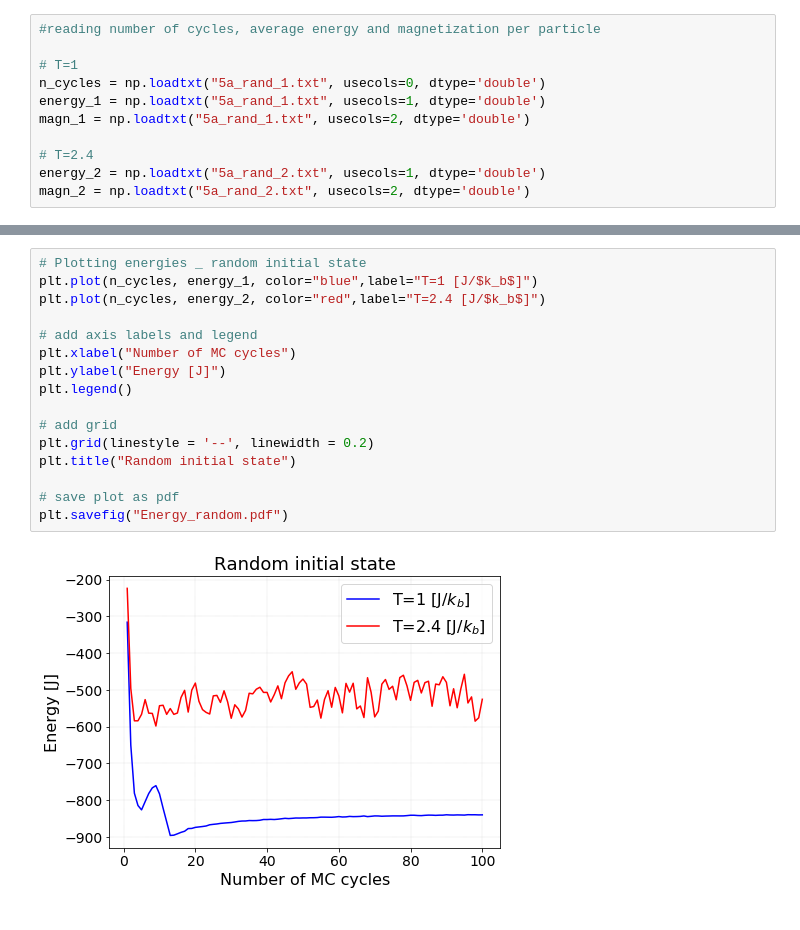
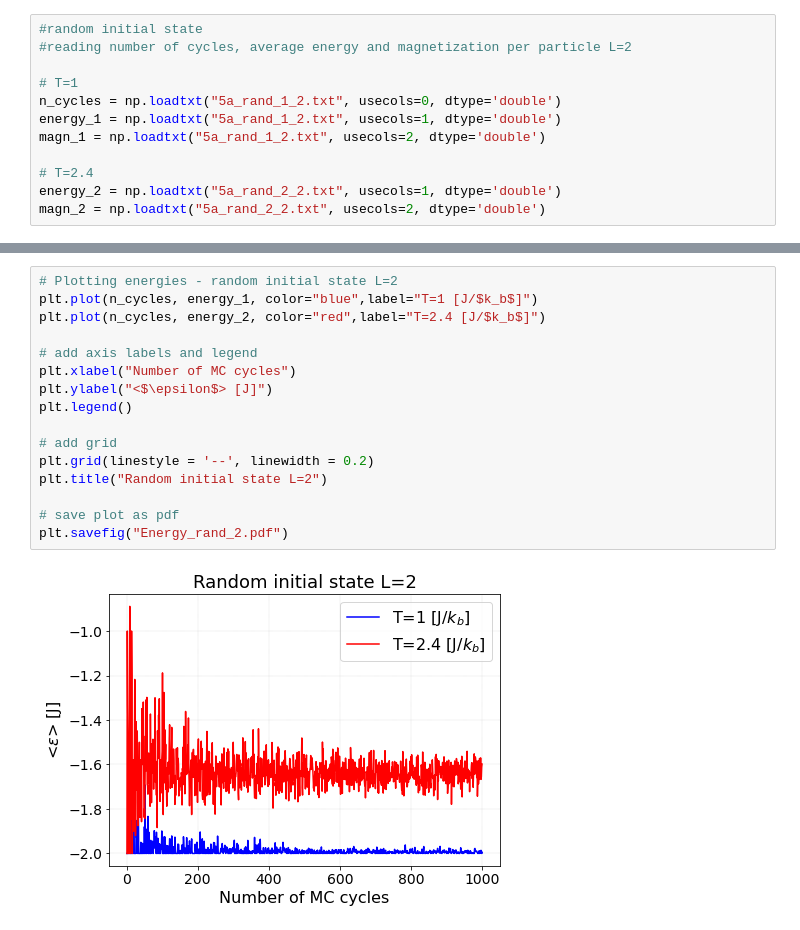
Before and after one commit to FrancescaFerrero/FYS3150, a Jupyter notebook: Project 4/prob_5_plot.ipynb, the cells around one changed output, grey strips where cells are left out. Drawn from its saved outputs; the diff is of its cells as text.

```diff
--- a/Project 4/prob_5_plot.ipynb
+++ b/Project 4/prob_5_plot.ipynb
@@ -16,13 +19,14 @@ mpl.rcParams['ytick.labelsize'] = 14
 mpl.rcParams['legend.fontsize'] = 16
 plt.rcParams["figure.figsize"] = (7,5)
 # %%
-#reading number of cycles, average energy and magnetization per particle
+#random initial state
+#reading number of cycles, average energy and magnetization per particle L=2
 
 # T=1
-n_cycles = np.loadtxt("5a_rand_1.txt", usecols=0, dtype='double')
-energy_1 = np.loadtxt("5a_rand_1.txt", usecols=1, dtype='double')
-magn_1 = np.loadtxt("5a_rand_1.txt", usecols=2, dtype='double')
+n_cycles = np.loadtxt("5a_rand_1_2.txt", usecols=0, dtype='double')
+energy_1 = np.loadtxt("5a_rand_1_2.txt", usecols=1, dtype='double')
+magn_1 = np.loadtxt("5a_rand_1_2.txt", usecols=2, dtype='double')
 
 # T=2.4
-energy_2 = np.loadtxt("5a_rand_2.txt", usecols=1, dtype='double')
-magn_2 = np.loadtxt("5a_rand_2.txt", usecols=2, dtype='double')
+energy_2 = np.loadtxt("5a_rand_2_2.txt", usecols=1, dtype='double')
+magn_2 = np.loadtxt("5a_rand_2_2.txt", usecols=2, dtype='double')
@@ -29,18 +45,18 @@ magn_2 = np.loadtxt("5a_rand_2.txt", usecols=2, dtype='double')
 # %%
-# Plotting energies _ random initial state
+# Plotting energies - random initial state L=2
 plt.plot(n_cycles, energy_1, color="blue",label="T=1 [J/$k_b$]")
 plt.plot(n_cycles, energy_2, color="red",label="T=2.4 [J/$k_b$]")
 
 # add axis labels and legend
 plt.xlabel("Number of MC cycles")
-plt.ylabel("Energy [J]")
+plt.ylabel("<$\epsilon$> [J]")
 plt.legend()
 
 # add grid
 plt.grid(linestyle = '--', linewidth = 0.2)
-plt.title("Random initial state")
+plt.title("Random initial state L=2")
 
 # save plot as pdf
-plt.savefig("Energy_random.pdf")
+plt.savefig("Energy_rand_2.pdf")
 # %% [output]
-[figure, old version]
+[figure, new version]
```
Also changed, not shown: parts of 13 cells of this notebook, 9 other files.
